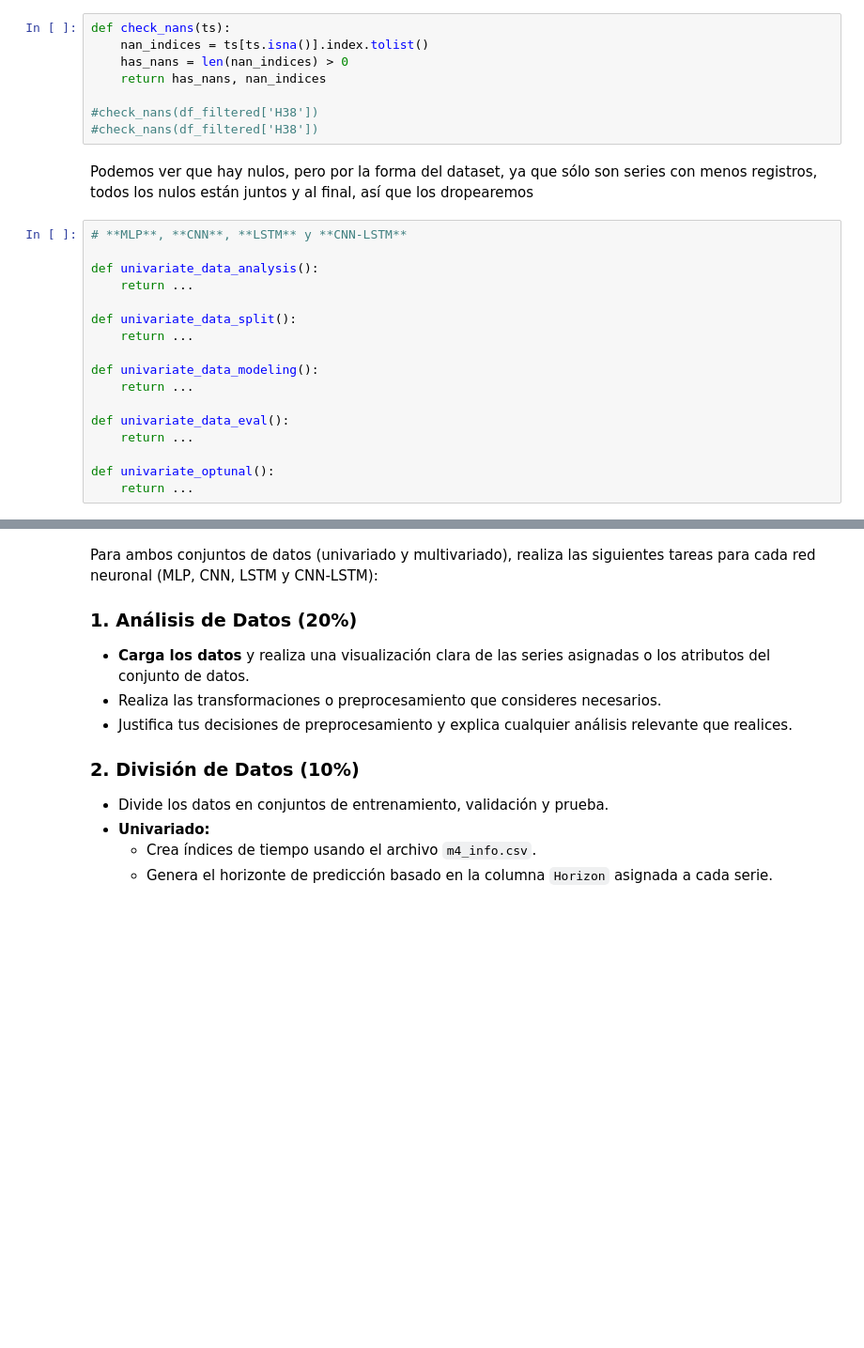
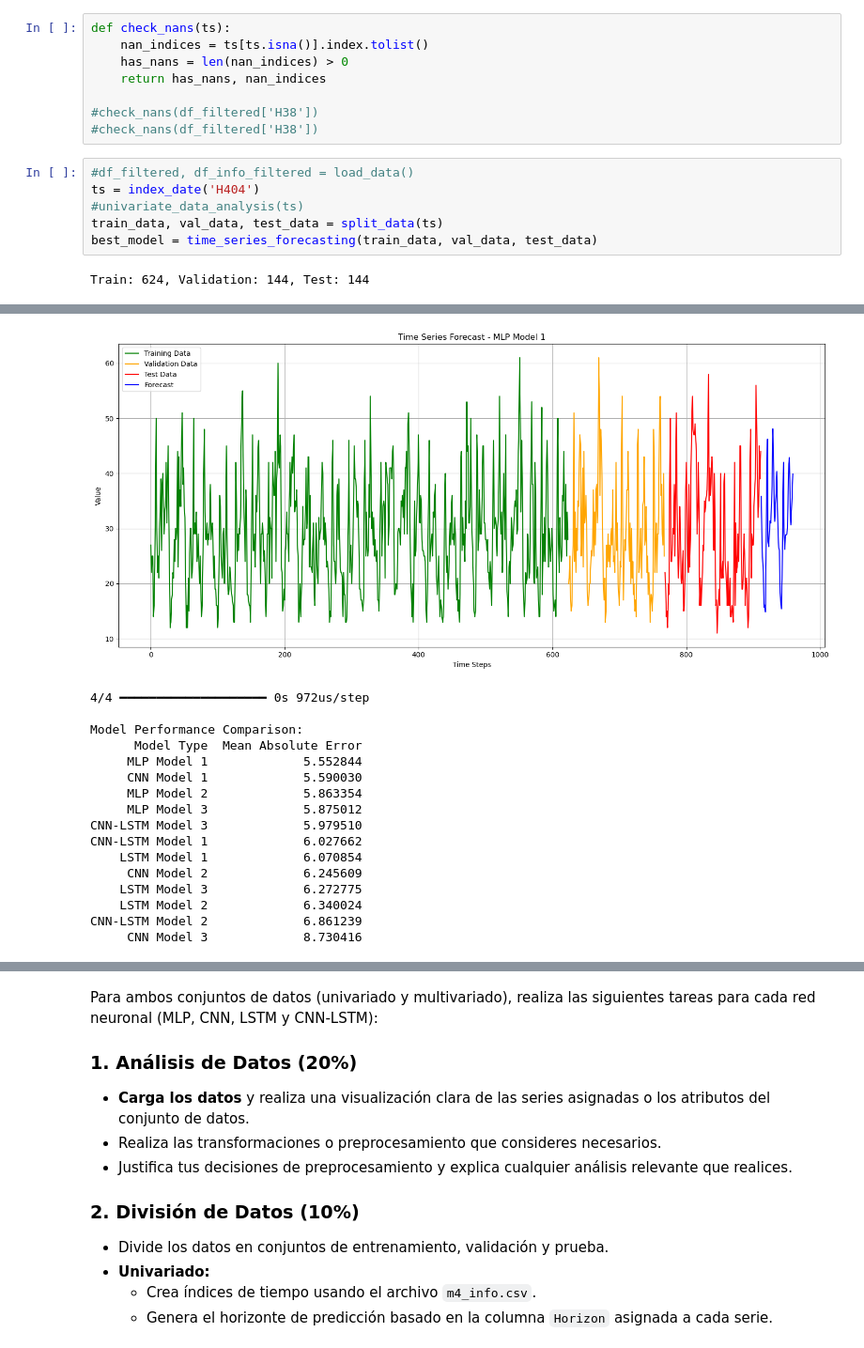
Before and after one commit to Pepe-Chuy/Examen2NL, a Jupyter notebook: Examen2_Tema2.ipynb, the cells around one changed output, grey strips where cells are left out. Shown: that part at 94% size. Drawn from its saved outputs; the diff is of its cells as text; blank space fills up the shorter version.

```diff
--- a/Examen2_Tema2.ipynb
+++ b/Examen2_Tema2.ipynb
@@ -187,22 +218,11 @@ def check_nans(ts):
 
 #check_nans(df_filtered['H38'])
 #check_nans(df_filtered['H38'])
-# %% [markdown]
-Podemos ver que hay nulos, pero por la forma del dataset, ya que sólo son series con menos registros, todos los nulos están juntos y al final, así que los dropearemos
-# %%
-# **MLP**, **CNN**, **LSTM** y **CNN-LSTM**
-
-def univariate_data_analysis():
-    return ...
-
-def univariate_data_split():
-    return ...
-
-def univariate_data_modeling():
-    return ...
-
-def univariate_data_eval():
-    return ...
-
-def univariate_optunal():
-    return ...
+# %%
+#df_filtered, df_info_filtered = load_data()
+ts = index_date('H404')
+#univariate_data_analysis(ts)
+train_data, val_data, test_data = split_data(ts)
+best_model = time_series_forecasting(train_data, val_data, test_data)
+# %% [output]
+Train: 624, Validation: 144, Test: 144
@@ -208,0 +246,17 @@ def univariate_optunal():
+[figure, added]
+4/4 ━━━━━━━━━━━━━━━━━━━━ 0s 972us/step
+
+Model Performance Comparison:
+      Model Type  Mean Absolute Error
+     MLP Model 1             5.552844
+     CNN Model 1             5.590030
+     MLP Model 2             5.863354
+     MLP Model 3             5.875012
+CNN-LSTM Model 3             5.979510
+CNN-LSTM Model 1             6.027662
+    LSTM Model 1             6.070854
+     CNN Model 2             6.245609
+    LSTM Model 3             6.272775
+    LSTM Model 2             6.340024
+CNN-LSTM Model 2             6.861239
+     CNN Model 3             8.730416
```
Also changed, not shown: parts of 5 cells of this notebook, 7 other files.
